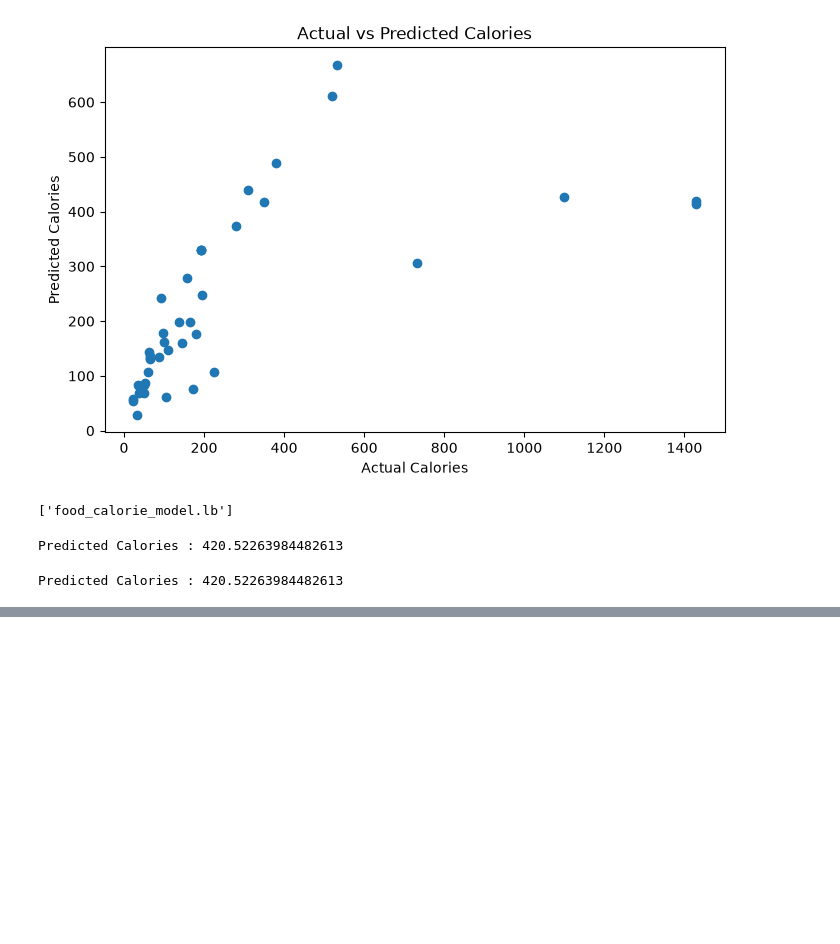
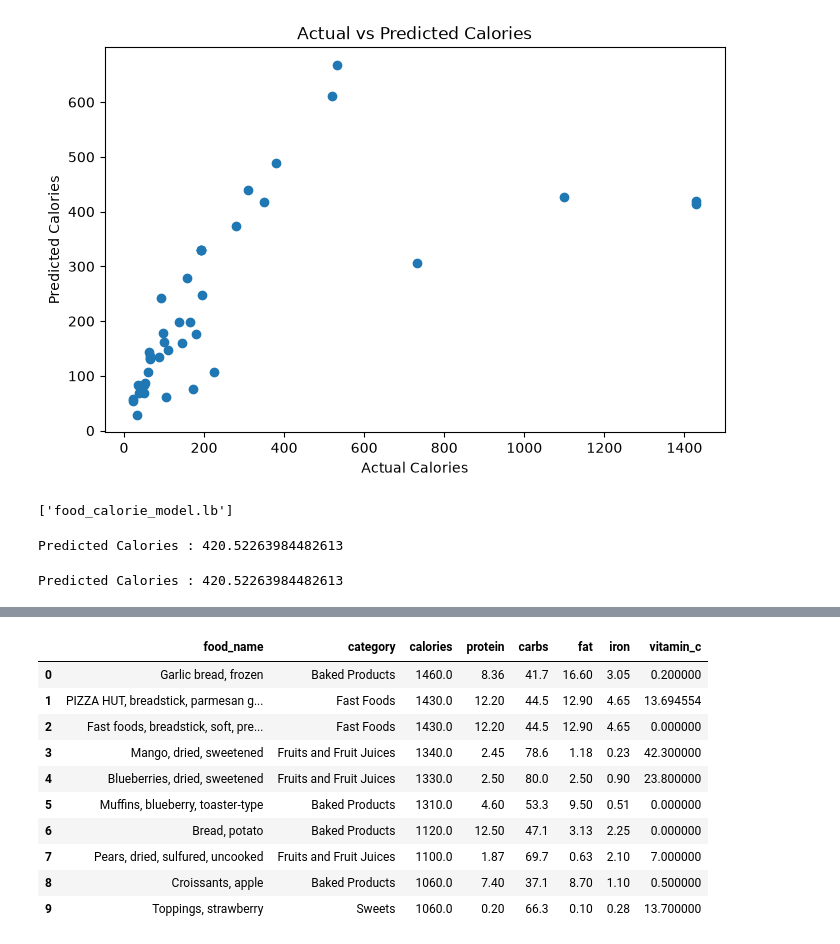
Before and after one commit to Ajitbairwa/Food-Recommendation-Nutrition-System, a Jupyter notebook: Recommendation_System.ipynb, the cells around one changed output, grey strips where cells are left out. Cells and saved outputs as stored; diff of their text form; code cells hidden in the pictures; blank space fills up the shorter version.

```diff
--- a/Recommendation_System.ipynb
+++ b/Recommendation_System.ipynb
@@ -387,0 +690,14 @@ print(pred)
+# %%
+recommend_by_goal("weight gain")
+# %% [output]
+|  | food_name | category | calories | protein | carbs | fat | iron | vitamin_c |
+| 0 | Garlic bread, frozen | Baked Products | 1460.0 | 8.36 | 41.7 | 16.60 | 3.05 | 0.200000 |
+| 1 | PIZZA HUT, breadstick, parmesan g... | Fast Foods | 1430.0 | 12.20 | 44.5 | 12.90 | 4.65 | 13.694554 |
+| 2 | Fast foods, breadstick, soft, pre... | Fast Foods | 1430.0 | 12.20 | 44.5 | 12.90 | 4.65 | 0.000000 |
+| 3 | Mango, dried, sweetened | Fruits and Fruit Juices | 1340.0 | 2.45 | 78.6 | 1.18 | 0.23 | 42.300000 |
+| 4 | Blueberries, dried, sweetened | Fruits and Fruit Juices | 1330.0 | 2.50 | 80.0 | 2.50 | 0.90 | 23.800000 |
+| 5 | Muffins, blueberry, toaster-type | Baked Products | 1310.0 | 4.60 | 53.3 | 9.50 | 0.51 | 0.000000 |
+| 6 | Bread, potato | Baked Products | 1120.0 | 12.50 | 47.1 | 3.13 | 2.25 | 0.000000 |
+| 7 | Pears, dried, sulfured, uncooked | Fruits and Fruit Juices | 1100.0 | 1.87 | 69.7 | 0.63 | 2.10 | 7.000000 |
+| 8 | Croissants, apple | Baked Products | 1060.0 | 7.40 | 37.1 | 8.70 | 1.10 | 0.500000 |
+| 9 | Toppings, strawberry | Sweets | 1060.0 | 0.20 | 66.3 | 0.10 | 0.28 | 13.700000 |
```
Also changed, not shown: parts of 21 cells of this notebook.
